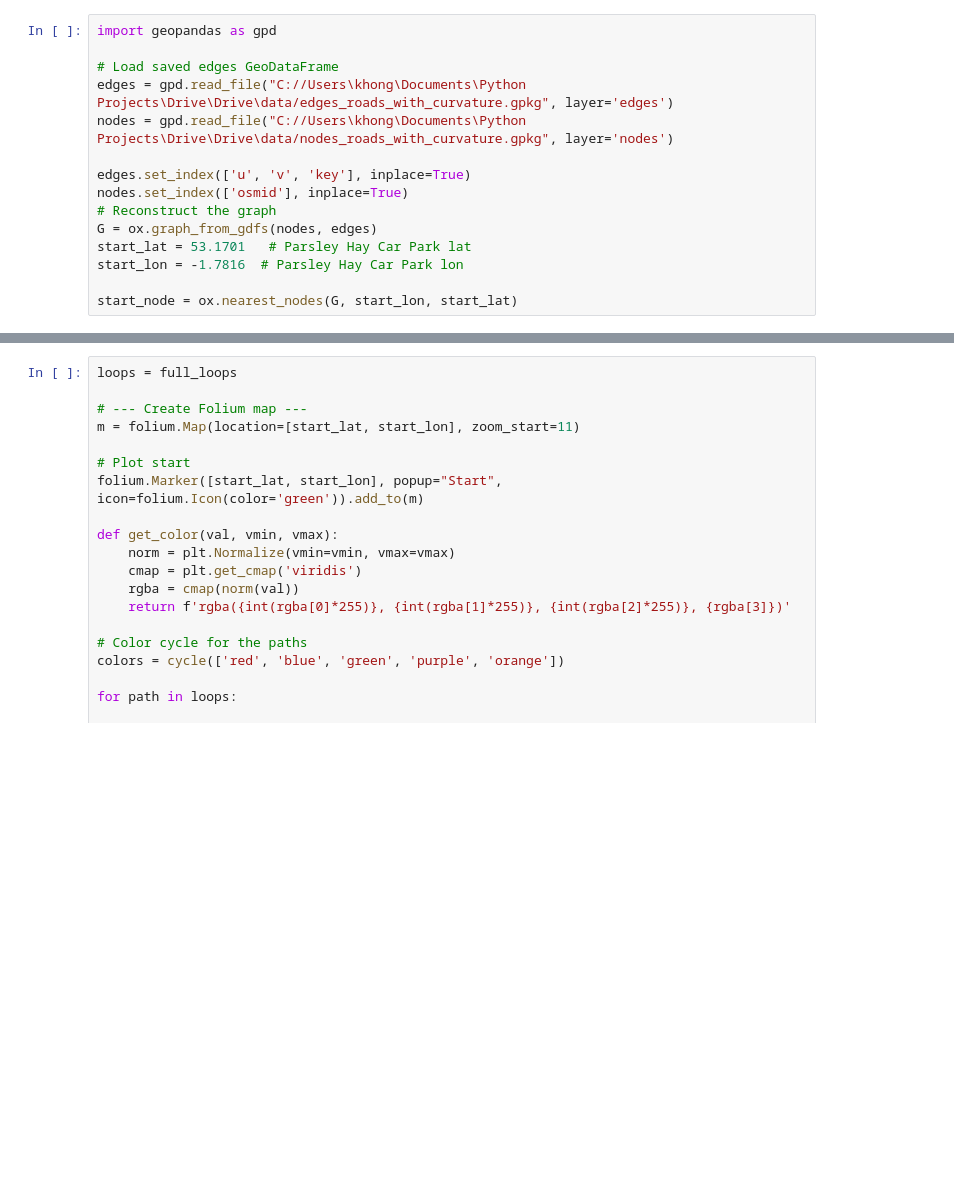
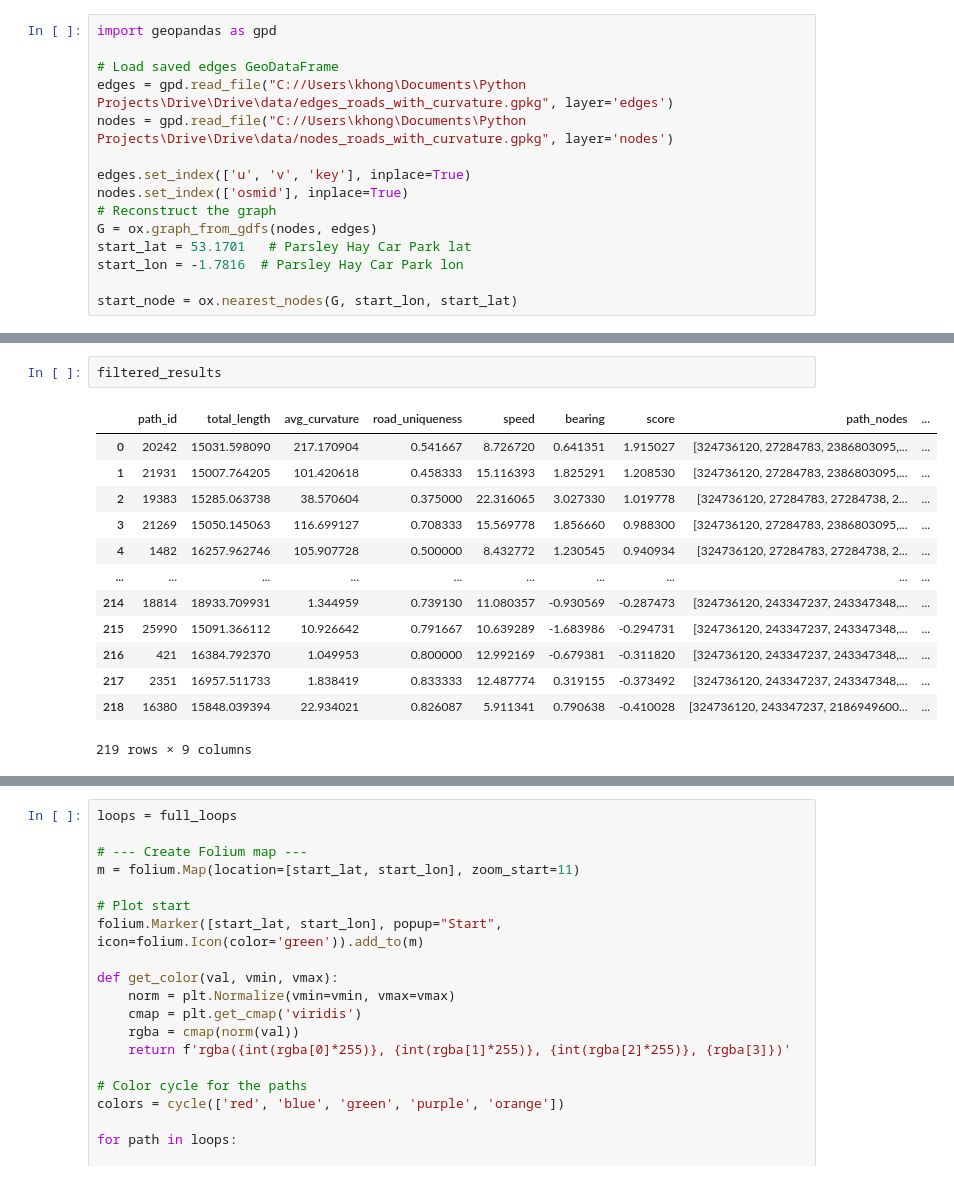
Before and after one commit to thomaskhong/Drive, a Jupyter notebook: notebooks/02.1-create-routes_greedysearch_fullloop.ipynb, the cells around one changed output, grey strips where cells are left out. Saved outputs shown, nothing was run; the diff lists cells and outputs as text; blank space fills up the shorter version.

```diff
--- a/notebooks/02.1-create-routes_greedysearch_fullloop.ipynb
+++ b/notebooks/02.1-create-routes_greedysearch_fullloop.ipynb
@@ -163,0 +222,16 @@ results = pd.DataFrame(
+# %%
+filtered_results
+# %% [output]
+|  | path_id | total_length | avg_curvature | road_uniqueness | speed | bearing | score | path_nodes | ... |
+| 0 | 20242 | 15031.598090 | 217.170904 | 0.541667 | 8.726720 | 0.641351 | 1.915027 | [324736120, 27284783, 2386803095,... | ... |
+| 1 | 21931 | 15007.764205 | 101.420618 | 0.458333 | 15.116393 | 1.825291 | 1.208530 | [324736120, 27284783, 2386803095,... | ... |
+| 2 | 19383 | 15285.063738 | 38.570604 | 0.375000 | 22.316065 | 3.027330 | 1.019778 | [324736120, 27284783, 27284738, 2... | ... |
+| 3 | 21269 | 15050.145063 | 116.699127 | 0.708333 | 15.569778 | 1.856660 | 0.988300 | [324736120, 27284783, 2386803095,... | ... |
+| 4 | 1482 | 16257.962746 | 105.907728 | 0.500000 | 8.432772 | 1.230545 | 0.940934 | [324736120, 27284783, 27284738, 2... | ... |
+| ... | ... | ... | ... | ... | ... | ... | ... | ... | ... |
+| 214 | 18814 | 18933.709931 | 1.344959 | 0.739130 | 11.080357 | -0.930569 | -0.287473 | [324736120, 243347237, 243347348,... | ... |
+| 215 | 25990 | 15091.366112 | 10.926642 | 0.791667 | 10.639289 | -1.683986 | -0.294731 | [324736120, 243347237, 243347348,... | ... |
+| 216 | 421 | 16384.792370 | 1.049953 | 0.800000 | 12.992169 | -0.679381 | -0.311820 | [324736120, 243347237, 243347348,... | ... |
+| 217 | 2351 | 16957.511733 | 1.838419 | 0.833333 | 12.487774 | 0.319155 | -0.373492 | [324736120, 243347237, 243347348,... | ... |
+| 218 | 16380 | 15848.039394 | 22.934021 | 0.826087 | 5.911341 | 0.790638 | -0.410028 | [324736120, 243347237, 2186949600... | ... |
+219 rows × 9 columns
```
Also changed, not shown: parts of 20 cells of this notebook, 1 other file.
